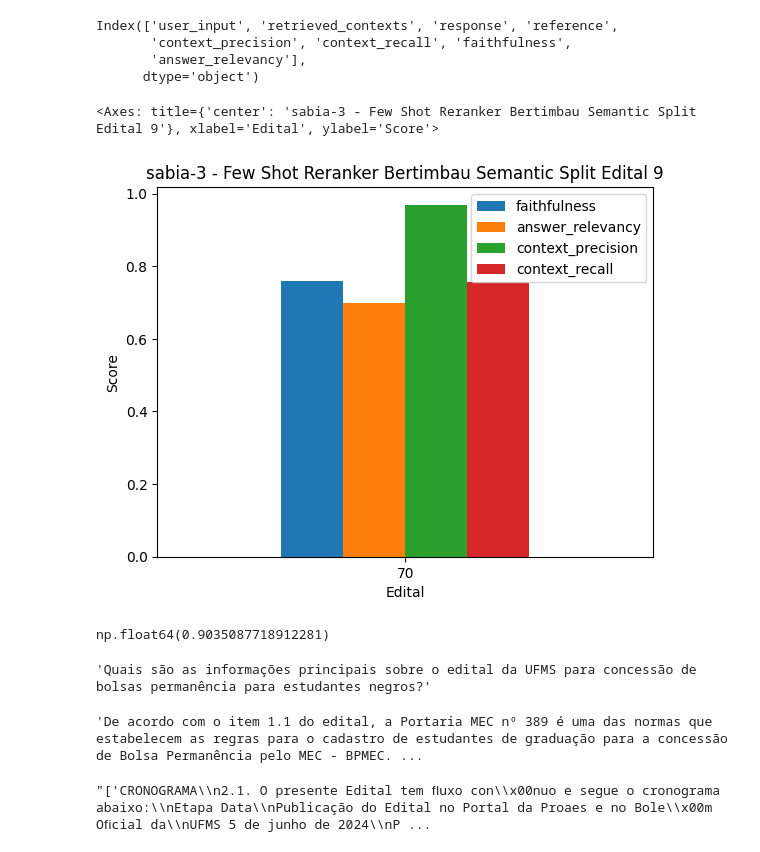
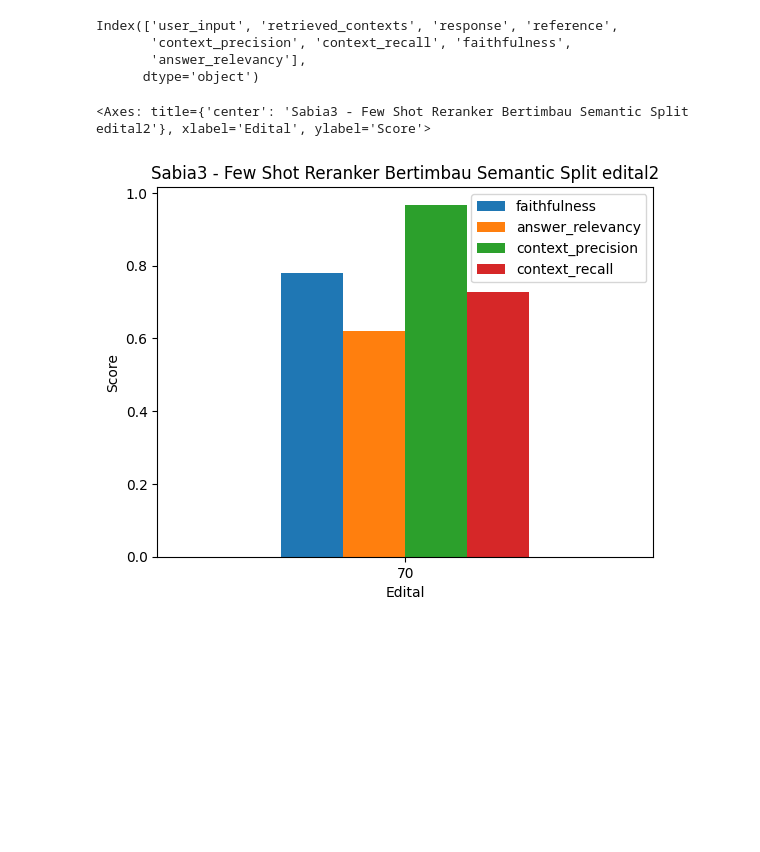
Before and after one commit to lucasstna/CapiGPT, a Jupyter notebook: notebooks/RAG with semantic chunker.ipynb, the cells around one changed output. Cells and saved outputs as stored; diff of their text form; code cells hidden in the pictures; blank space fills up the shorter version.

Commit message:
adding results with the whole dataset

```diff
--- a/notebooks/RAG with semantic chunker.ipynb
+++ b/notebooks/RAG with semantic chunker.ipynb
@@ -49,8 +49,8 @@ ollama_base_url = 'http://localhost:11434'
 # model = Ollama(base_url=ollama_base_url, model="phi3:medium", temperature=0)
 
 # ollama_base_url = 'http://localhost:11434'
-# model = Ollama(base_url=ollama_base_url, model="llama3.1", temperature=0)
-model = Ollama(base_url=ollama_base_url, model="phi3:medium", temperature=0)
+model = Ollama(base_url=ollama_base_url, model="llama3.1", temperature=0)
+# model = Ollama(base_url=ollama_base_url, model="phi3:medium", temperature=0)
 
 # embeddings_model = HuggingFaceEmbeddings(model_name='sentence-transformers/all-mpnet-base-v2')
 embeddings_model = HuggingFaceEmbeddings(model_name='stjiris/bert-large-portuguese-cased-legal-tsdae-gpl-nli-sts-MetaKD-v0')
@@ -414,6 +358,6 @@ df.to_csv(f'../tests/third-results/reduced-dataset/{model.model}-few-shot-rerank
 # %%
 #read the csv files called metricas-edital1 and metricas-edital2 and combine them into a single dataframe
-df = pd.read_csv(f'../tests/third-results/reduced-dataset/{model.model}-few-shot-reranker-bertimbau-semantic-split-edital-9-metrics.csv')
+df = pd.read_csv(f'../tests/third-results/whole-dataset/{model.model}-few-shot-reranker-bertimbau-semantic-split-edital-9-metrics.csv')
 # %%
 df.columns
 # %% [output]
@@ -432,28 +376,12 @@ import matplotlib.pyplot as plt
 # %%
 tmp.plot.bar(
     x='edital',
     y=['faithfulness', 'answer_relevancy', 'context_precision', 'context_recall'],
-    title=f'{model.model} - Few Shot Reranker Bertimbau Semantic Split Edital 9',
+    title=f'Sabia3 - Few Shot Reranker Bertimbau Semantic Split {doc_folder}',
     ylabel='Score',
     xlabel='Edital',
     rot=0
 )
 # %% [output]
-<Axes: title={'center': 'sabia-3 - Few Shot Reranker Bertimbau Semantic Split Edital 9'}, xlabel='Edital', ylabel='Score'>
+<Axes: title={'center': 'Sabia3 - Few Shot Reranker Bertimbau Semantic Split edital2'}, xlabel='Edital', ylabel='Score'>
-[figure, old version]
+[figure, new version]
-# %%
-df.context_precision.mean()
-# %% [output]
-np.float64(0.9035087718912281)
-# %%
-df.iloc[0]['user_input']
-# %% [output]
-'Quais são as informações principais sobre o edital da UFMS para concessão de bolsas permanência para estudantes negros?'
-# %%
-df.iloc[0]['response']
-# %% [output]
-'De acordo com o item 1.1 do edital, a Portaria MEC nº 389 é uma das normas que estabelecem as regras para o cadastro de estudantes de graduação para a concessão de Bolsa Permanência pelo MEC - BPMEC. ...
-# %%
-df.iloc[0]['retrieved_contexts']
-# %% [output]
-"['CRONOGRAMA\\n2.1. O presente Edital tem ﬂuxo con\\x00nuo e segue o cronograma abaixo:\\nEtapa Data\\nPublicação do Edital no Portal da Proaes e no Bole\\x00m Oﬁcial da\\nUFMS 5 de junho de 2024\\nP ...
```
Also changed, not shown: parts of 13 cells of this notebook, 14 other files.
